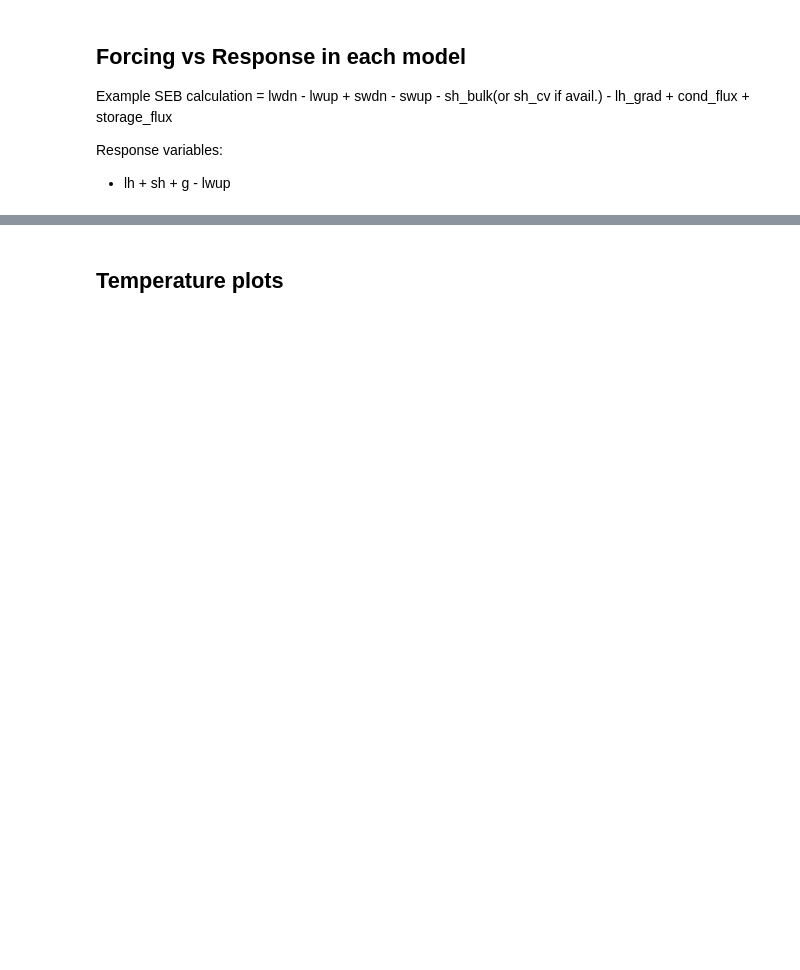
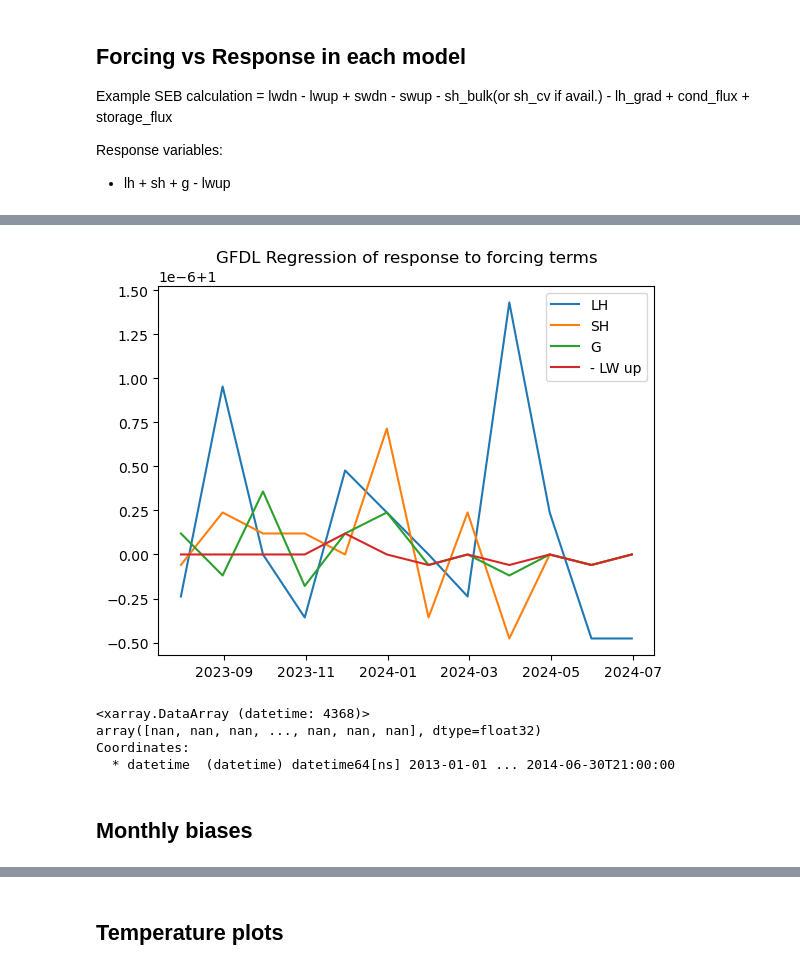
Before and after one commit to b0ws3r/atsc500, a Jupyter notebook: final_cmip_3hr.ipynb, the cells around one changed output, grey strips where cells are left out. Drawn from its saved outputs; the diff is of its cells as text; code cells hidden in the pictures; blank space fills up the shorter version.

```diff
--- a/final_cmip_3hr.ipynb
+++ b/final_cmip_3hr.ipynb
@@ -294,17 +302,12 @@ Coordinates:
 # %%
-# variables=['rld','rlds','rlus','rlu','rsd','rsu','rsds','rsus','hfls','hfss', 'ts', 'tslsi', 'tas', 'tsIs']
-
-# 30 min observations
+# 90 min values
 hfls = gfdl[['datetime','hfls']]
 hfss =  gfdl[['datetime','hfss']]
 rlds = gfdl[['datetime','rlds']]
 rlus = gfdl[['datetime','rlus']]
 rsds = gfdl[['datetime','rsds']]
 rsus = gfdl[['datetime','rsus']]
-tas  = gfdl[['datetime','tas']]
 tslsi = gfdl[['datetime','tslsi']]
-
-thirtyMinOffset = pd.Timedelta(unit='minutes', value=0)
 
 hfls_3hr_avg = hfls.resample(datetime='3H').mean(dim='datetime')
 hfss_3hr_avg = hfss.resample(datetime='3H').mean(dim='datetime')
@@ -312,7 +315,6 @@ rlds_3hr_avg = rlds.resample(datetime='3H').mean(dim='datetime')
 rlus_3hr_avg = rlus.resample(datetime='3H').mean(dim='datetime')
 rsds_3hr_avg = rsds.resample(datetime='3H').mean(dim='datetime')
 rsus_3hr_avg = rsus.resample(datetime='3H').mean(dim='datetime')
-tas_3hr_avg = tas.resample(datetime='3H').mean(dim='datetime')
 tslsi_3hr_avg = tslsi.resample(datetime='3H').mean(dim='datetime')
 
-gfdl_3hr = xr.merge([hfls_3hr_avg,hfss_3hr_avg, rlds_3hr_avg, rlus_3hr_avg, rsds_3hr_avg, rsus_3hr_avg, tas_3hr_avg, tslsi_3hr_avg])
+gfdl_3hr = xr.merge([hfls_3hr_avg,hfss_3hr_avg, rlds_3hr_avg, rlus_3hr_avg, rsds_3hr_avg, rsus_3hr_avg, tslsi_3hr_avg])
@@ -323,8 +321,5 @@ hfls_3hr_avg['hfls'].shape
 # %%
-gfdl_3hr = gfdl_3hr.assign_coords(time=gfdl['datetime'] )
-ds_dropped = gfdl_3hr.drop_dims('time')
-
-
+gfdl_3hr['tslsi_C'] = gfdl_3hr['tslsi']-273.5
 gfdl_3hr
 # %% [output]
 <xarray.Dataset>
@@ -527,0 +544,5 @@ gfdl
+# %%
+# make a new df with negative lwup
+gfdl_3hr_new = gfdl_3hr.copy()
+gfdl_3hr_new = gfdl_3hr_new.drop_vars(['height'])
+gfdl_3hr_new['neg_rlus'] = -1 *gfdl_3hr_new['rlus']
@@ -528,3 +569,46 @@ gfdl
+# %%
+def plot_regression_parameters(data, response_var, predictor_vars):
+        hfls_params=list()
+        hfss_params = list()
+        g_params = list()
+        rlus_params = list()
+        for month in range(1, 13):
+            month_data = data.sel(datetime=data.datetime.dt.month==month)
+            X = month_data[predictor_vars].to_dataframe()
+            y = month_data[response_var].to_dataframe()
+            model = sm.OLS(y, X).fit()
+            # print(model.params)
+            hfls_params.append(model.params['hfls'])
+            hfss_params.append(model.params['hfss'])
+            g_params.append(model.params['g'])
+            rlus_params.append(model.params['neg_rlus'])
+        fig, ax = plt.subplots()
+        df = pd.DataFrame({
+            'hfls': hfls_params,
+            'hfss': hfss_params,
+            'g': g_params,
+            'neg_rlus': rlus_params
+        }, index=pd.date_range(start='2023-07-01', periods=12, freq='M'))
+        ax.plot(df['hfls'], label=f'LH')
+        ax.plot(df['hfss'], label=f'SH')
+        ax.plot(df['g'], label=f'G')
+        ax.plot(df['neg_rlus'], label=f'- LW up')
+        ax.set_title('GFDL Regression of response to forcing terms')
+        ax.legend()
+        fig.savefig(f'figs/gfdlresp.png')
+        return model.params
+
+
+model = plot_regression_parameters(gfdl_3hr_new, 'model_response_terms', model_response_vars)
+# %% [output]
+[figure, added]
 # %%
-seb = lwdn_3hr_avg['lwdn'] - lwup_3hr_avg['lwup'] + swdn_3hr_avg['swdn'] - swup_3hr_avg['swup'] - sh_bulk_3hr_avg['sh_bulk'] - lh_grad_3hr_avg['lh_grad'] + cond_flux_3hr_avg['cond_flux'] + storage_flux_3hr_avg['storage_flux']
-response_terms = sh_bulk_3hr_avg['sh_bulk'] + lh_grad_3hr_avg['lh_grad'] + cond_flux_3hr_avg['cond_flux'] + storage_flux_3hr_avg['storage_flux'] - lwup_3hr_avg['lwup
+# this is just a sanity check
+seb = obs_3hr['lwdn'] - obs_3hr['lwup'] + obs_3hr['swdn'] - obs_3hr['swup'] - obs_3hr['sh_bulk'] - obs_3hr['lh_grad'] + obs_3hr['cond_flux'] + obs_3hr['storage_flux']
+response_terms = obs_3hr['sh_bulk'] + obs_3hr['lh_grad'] + obs_3hr['cond_flux'] + obs_3hr['storage_flux'] - obs_3hr['lwup']
+seb
+# %% [output]
+<xarray.DataArray (datetime: 4368)>
+array([nan, nan, nan, ..., nan, nan, nan], dtype=float32)
+Coordinates:
+  * datetime  (datetime) datetime64[ns] 2013-01-01 ... 2014-06-30T21:00:00
@@ -533,0 +615,2 @@ seb
+# %% [markdown]
+## Monthly biases
```
Also changed, not shown: parts of 91 cells of this notebook.
